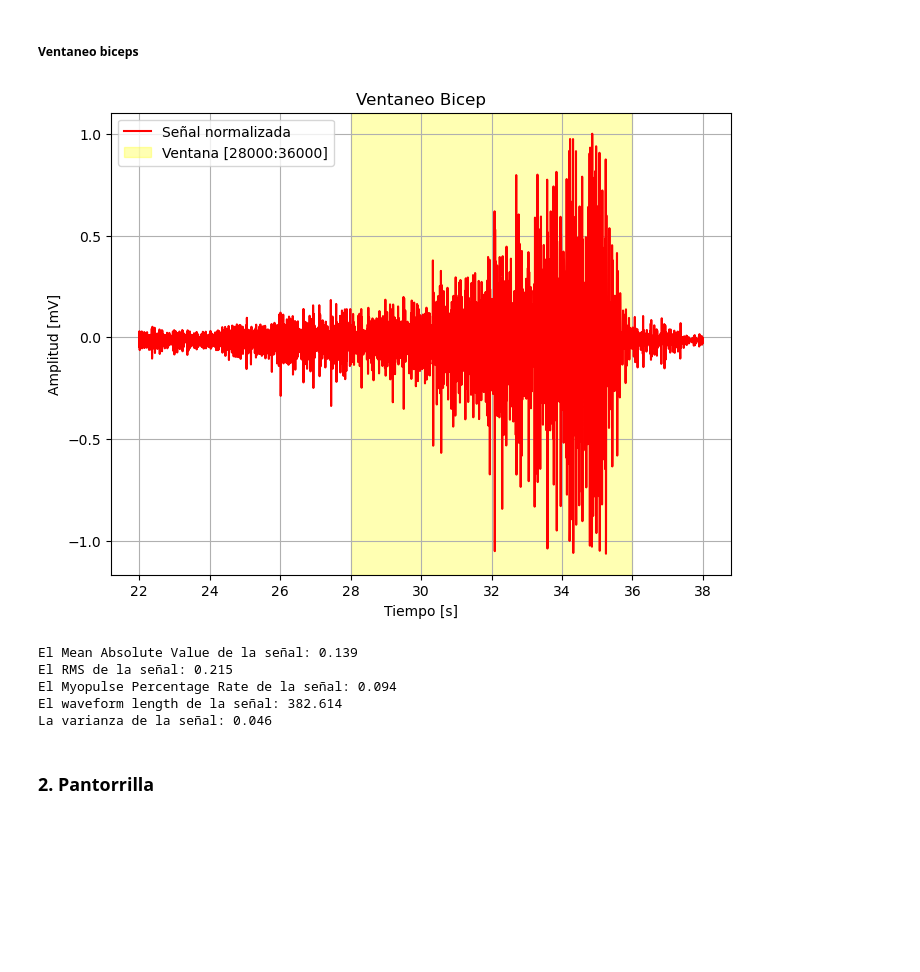
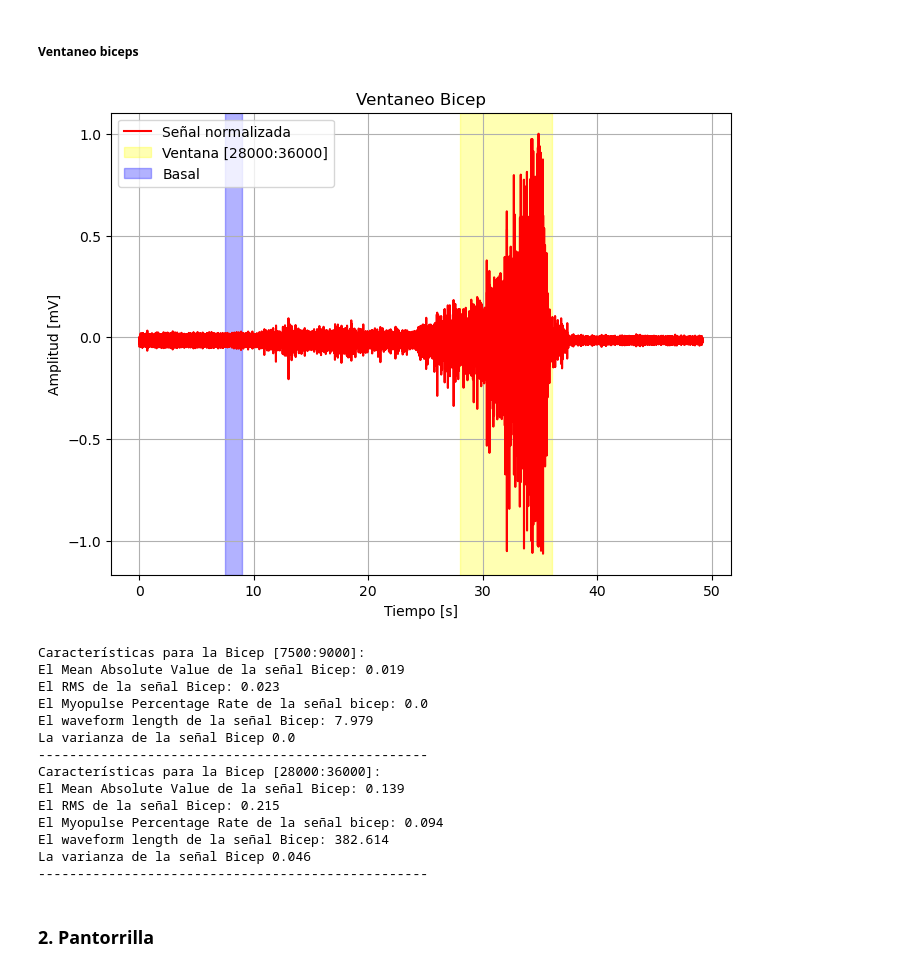
Before and after one commit to Razzzon/PROYECTO_ISB, a Jupyter notebook: ISB/Lab9/emg_processing.ipynb, the cells around one changed output. Cells and saved outputs as stored; diff of their text form; code cells hidden in the pictures; blank space fills up the shorter version.

```diff
--- a/ISB/Lab9/emg_processing.ipynb
+++ b/ISB/Lab9/emg_processing.ipynb
@@ -178,38 +178,55 @@ plt.show()
 # %%
 plt.figure(figsize=(8, 6))
 
 # Graficar la señal normalizada en el rango [22000:38000]
-plt.plot((sample / 1000)[22000:38000], normalized_signal[22000:38000], label='Señal normalizada', color='r')
+plt.plot((sample / 1000), normalized_signal, label='Señal normalizada', color='r')
 
 # Añadir el cuadro para el ventaneo entre 28000 y 35000 (sombrea esa región)
 plt.axvspan(28000 / 1000, 36000 / 1000, color='yellow', alpha=0.3, label='Ventana [28000:36000]')
-
+plt.axvspan(7500 / 1000, 9000 / 1000, color='blue', alpha=0.3, label='Basal')
 # Configurar el título, etiquetas y leyenda
 plt.title('Ventaneo Bicep')
 plt.xlabel('Tiempo [s]')
 plt.ylabel('Amplitud [mV]')
 plt.legend()
 plt.grid(True)
 
 # Mostrar la gráfica
 plt.show()
 
-# Calcular las características de la señal filtrada en la ventana [28000:35000]
-MAV, RMS, WL, WAMP, MYOP, VAR = extract_features((filtered_signal/imvc)[28000:36000])
 
-# Imprimir los resultados de las características
-print("El Mean Absolute Value de la señal:", round(MAV, 3))
-print("El RMS de la señal:", round(RMS, 3))
-print("El Myopulse Percentage Rate de la señal:", round(MYOP, 3))
-print("El waveform length de la señal:", round(WL, 3))
-print("La varianza de la señal:", round(VAR, 3))
+
+ventanas = [(7500, 9000), (28000, 36000)]
+
+for i, (start, end) in enumerate(ventanas):
+    # Asegurarse de dividir correctamente las señales en las ventanas
+    MAV, RMS, WL, WAMP, MYOP, VAR = extract_features(filtered_signal[start:end] / imvc)
+    if i==0:
+         d31,d32,d33,d34,d35,d36=MAV, RMS, WL, WAMP, MYOP, VAR
+    # Imprimir las características para cada ventana
+    print(f"Características para la Bicep [{start}:{end}]:")
+    print("El Mean Absolute Value de la señal Bicep:", round(MAV, 3))
+    print("El RMS de la señal Bicep:", round(RMS, 3))
+    print("El Myopulse Percentage Rate de la señal bicep:", round(MYOP, 3))
+    print("El waveform length de la señal Bicep:", round(WL, 3))
+    print("La varianza de la señal Bicep", round(VAR, 3))
+    print("-" * 50)
 # %% [output]
-[figure, old version]
+[figure, new version]
-El Mean Absolute Value de la señal: 0.139
-El RMS de la señal: 0.215
-El Myopulse Percentage Rate de la señal: 0.094
-El waveform length de la señal: 382.614
-La varianza de la señal: 0.046
+Características para la Bicep [7500:9000]:
+El Mean Absolute Value de la señal Bicep: 0.019
+El RMS de la señal Bicep: 0.023
+El Myopulse Percentage Rate de la señal bicep: 0.0
+El waveform length de la señal Bicep: 7.979
+La varianza de la señal Bicep 0.0
+--------------------------------------------------
+Características para la Bicep [28000:36000]:
+El Mean Absolute Value de la señal Bicep: 0.139
+El RMS de la señal Bicep: 0.215
+El Myopulse Percentage Rate de la señal bicep: 0.094
+El waveform length de la señal Bicep: 382.614
+La varianza de la señal Bicep 0.046
+--------------------------------------------------
 # %% [markdown]
 ### **2. Pantorrilla**
 # %%
```
Also changed, not shown: parts of 9 cells of this notebook.
